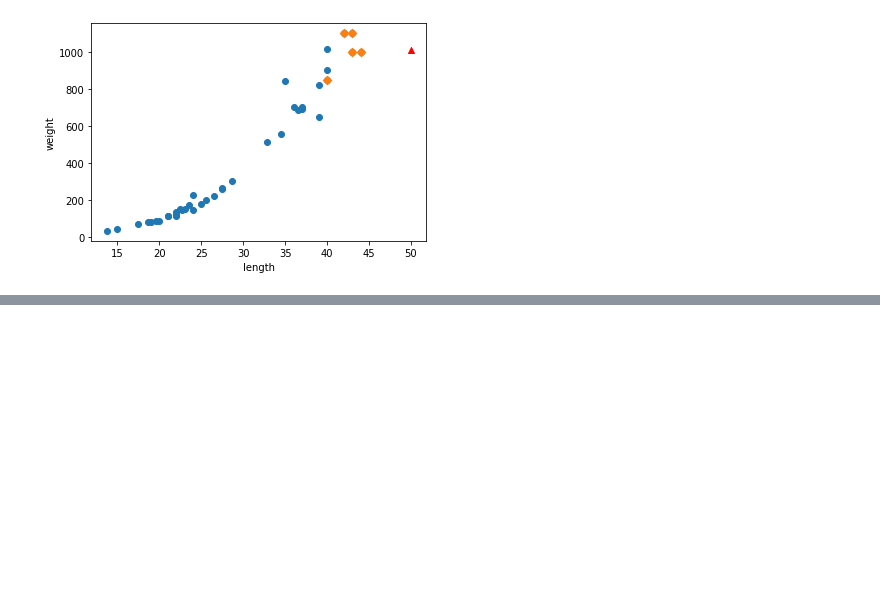
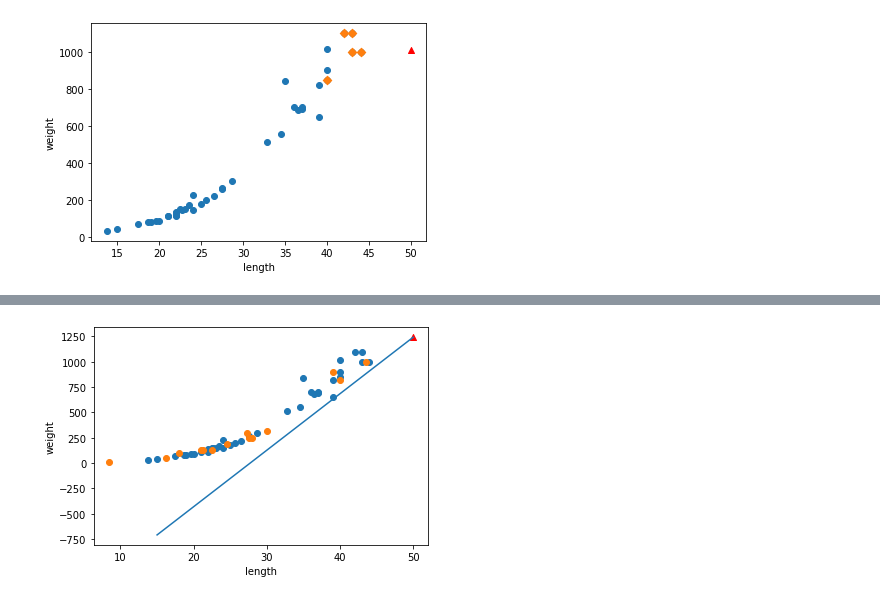
Before and after one commit to JIDONGJU/StudyPython22, a Jupyter notebook: ML/02_day/03_K-최근접이웃의_한계_선형회귀.ipynb, the cells around one changed output, grey strips where cells are left out. Saved outputs shown, nothing was run; the diff lists cells and outputs as text; code cells hidden in the pictures; blank space fills up the shorter version.

```diff
--- a/ML/02_day/03_K-최근접이웃의_한계_선형회귀.ipynb
+++ b/ML/02_day/03_K-최근접이웃의_한계_선형회귀.ipynb
@@ -115,0 +187,15 @@ from sklearn.linear_model import LinearRegression
+# %%
+plt.scatter(train_input, train_target)
+plt.scatter(test_input, test_target)
+plt.scatter(50,1241, marker='^', color='red')
+
+# 추세선 그리기
+# 추세선 : 선형회귀 알고리즘(1차방정식)이 훈련데이터에서 찾은 최적의 직선을 의미함
+plt.plot([15,50],[lr.coef_ * 0 + lr.intercept_,
+                  lr.coef_ * 50 + lr.intercept_])
+
+plt.xlabel("length")
+plt.ylabel("weight")
+plt.show()
+# %% [output]
+[figure, added]
```
Also changed, not shown: parts of 16 cells of this notebook, 4 other files.
